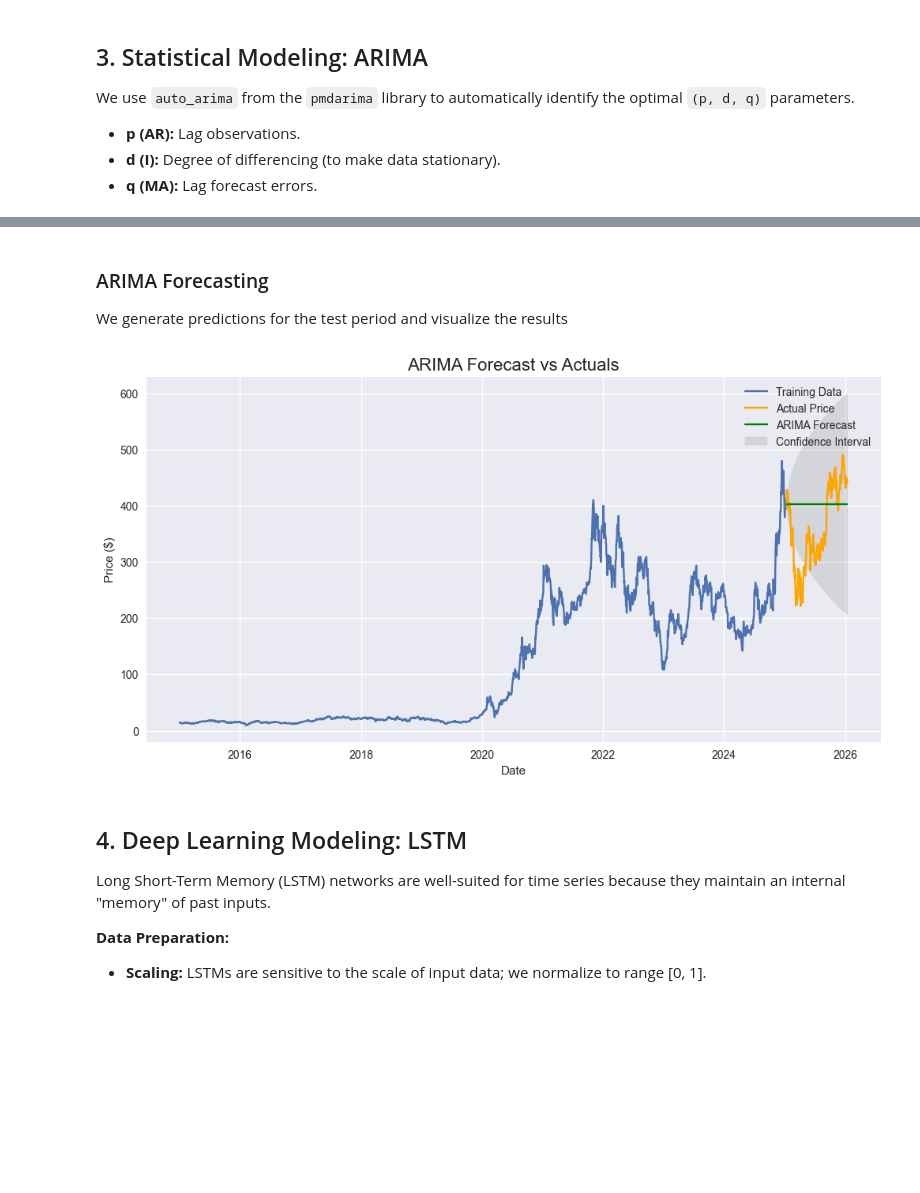
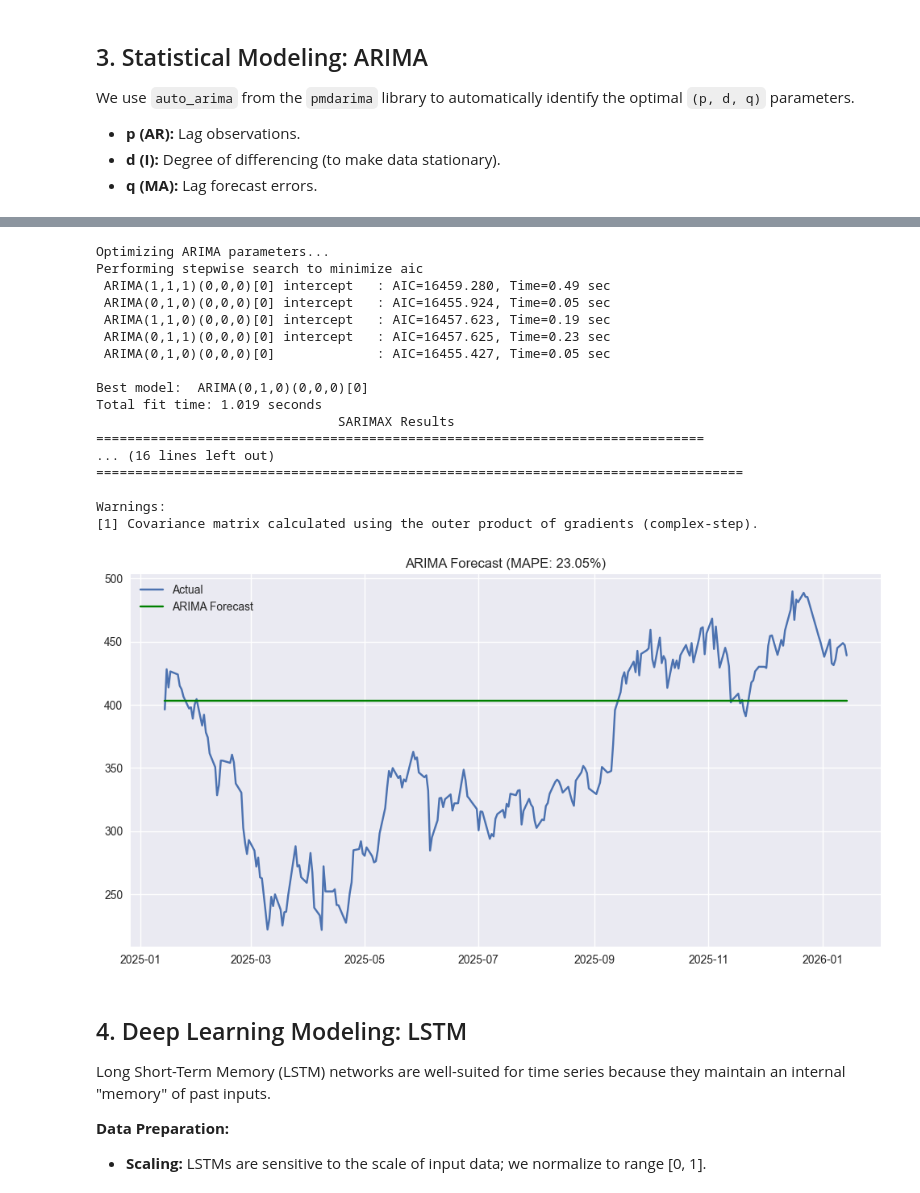
Before and after one commit to nathanaeldereje/portfolio-optimization, a Jupyter notebook: notebooks/02_ts_forecasting.ipynb, the cells around one changed output, grey strips where cells are left out. Saved outputs shown, nothing was run; the diff lists cells and outputs as text; code cells hidden in the pictures; blank space fills up the shorter version.

Commit message:
task-2: building time series forcasting models complete

```diff
--- a/notebooks/02_ts_forecasting.ipynb
+++ b/notebooks/02_ts_forecasting.ipynb
@@ -107,30 +77,42 @@ Warnings:
-# %% [markdown]
-
-### ARIMA Forecasting
-We generate predictions for the test period and visualize the results
 # %%
-# 5. Generate ARIMA Forecast
+print("Optimizing ARIMA parameters...")
+model_arima = auto_arima(train_data, start_p=1, start_q=1, max_p=5, max_q=5,
+                         seasonal=False, d=None, trace=True,
+                         error_action='ignore', suppress_warnings=True, stepwise=True)
+
+# Forecast
 forecast_arima, conf_int = model_arima.predict(n_periods=len(test_data), return_conf_int=True)
+forecast_series = pd.Series(forecast_arima.values, index=test_data.index)
 
-# Create a Series for plotting, ensuring index alignment
-# We use .values to ignore the default daily index generated by pmdarima and map it to trading days
-forecast_series = pd.Series(forecast_arima.values, index=test_data.index)
-lower_series = pd.Series(conf_int[:, 0], index=test_data.index)
-upper_series = pd.Series(conf_int[:, 1], index=test_data.index)
-
-# Visualization
+# Evaluate ARIMA
+mae_arima, rmse_arima, mape_arima = calculate_metrics(test_data['TSLA'], forecast_series)
+print(model_arima.summary())
+# Plot ARIMA
 plt.figure(figsize=(12, 6))
-plt.plot(train_data.index, train_data['TSLA'], label='Training Data')
-plt.plot(test_data.index, test_data['TSLA'], label='Actual Price', color='orange')
+plt.plot(test_data.index, test_data['TSLA'], label='Actual')
 plt.plot(test_data.index, forecast_series, label='ARIMA Forecast', color='green')
-plt.fill_between(test_data.index, lower_series, upper_series, color='gray', alpha=0.2, label='Confidence Interval')
-plt.title('ARIMA Forecast vs Actuals', fontsize=16)
-plt.xlabel('Date')
-plt.ylabel('Price ($)')
+plt.title(f'ARIMA Forecast (MAPE: {mape_arima:.2f}%)')
 plt.legend()
 plt.show()
 # %% [output]
+Optimizing ARIMA parameters...
+Performing stepwise search to minimize aic
+ ARIMA(1,1,1)(0,0,0)[0] intercept   : AIC=16459.280, Time=0.49 sec
+ ARIMA(0,1,0)(0,0,0)[0] intercept   : AIC=16455.924, Time=0.05 sec
+ ARIMA(1,1,0)(0,0,0)[0] intercept   : AIC=16457.623, Time=0.19 sec
+ ARIMA(0,1,1)(0,0,0)[0] intercept   : AIC=16457.625, Time=0.23 sec
+ ARIMA(0,1,0)(0,0,0)[0]             : AIC=16455.427, Time=0.05 sec
+
+Best model:  ARIMA(0,1,0)(0,0,0)[0]
+Total fit time: 1.019 seconds
+                               SARIMAX Results
+==============================================================================
+... (16 lines left out)
+===================================================================================
+
+Warnings:
+[1] Covariance matrix calculated using the outer product of gradients (complex-step).
-[figure, old version]
+[figure, new version]
 # %% [markdown]
 ## 4. Deep Learning Modeling: LSTM
 Long Short-Term Memory (LSTM) networks are well-suited for time series because they maintain an internal "memory" of past inputs.
```
Also changed, not shown: parts of 13 cells of this notebook, 2 other files.
